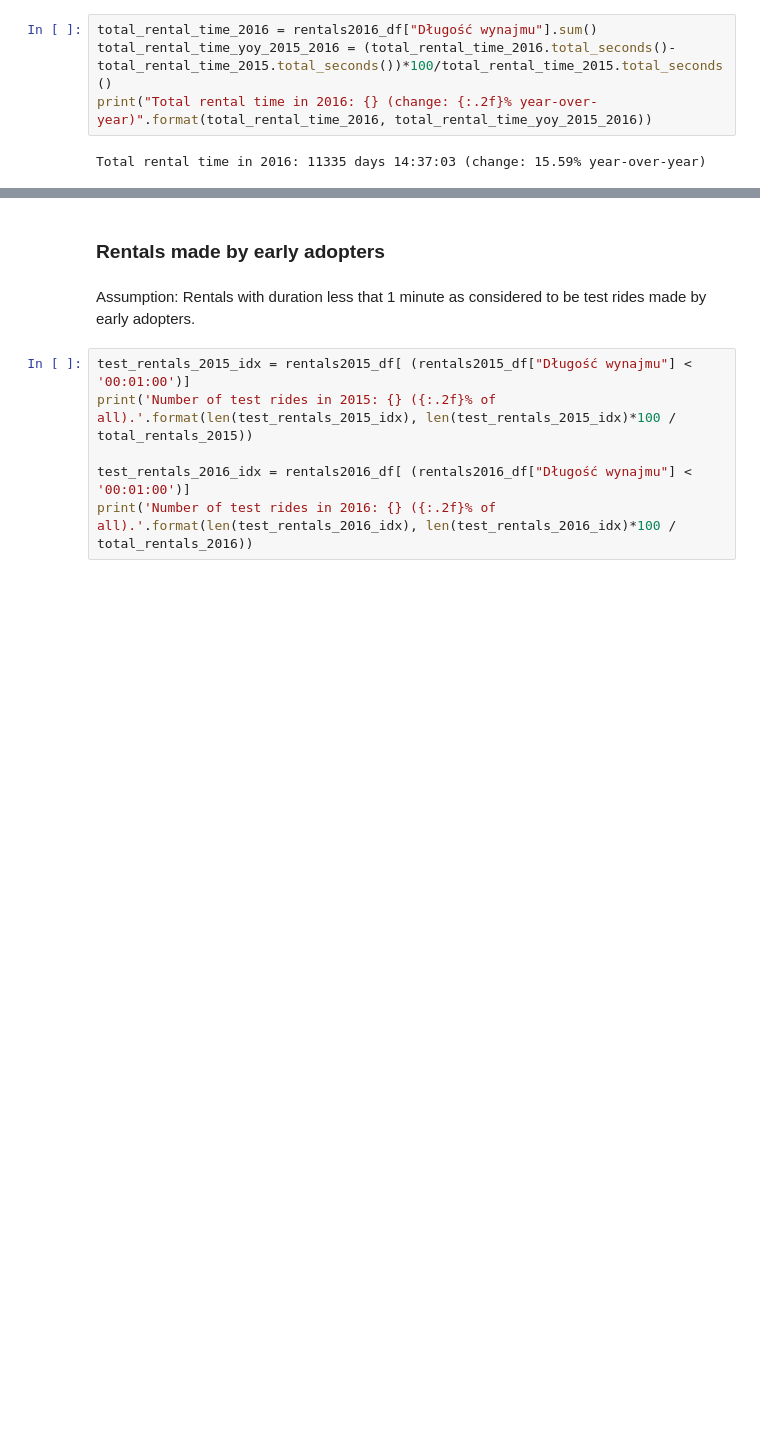
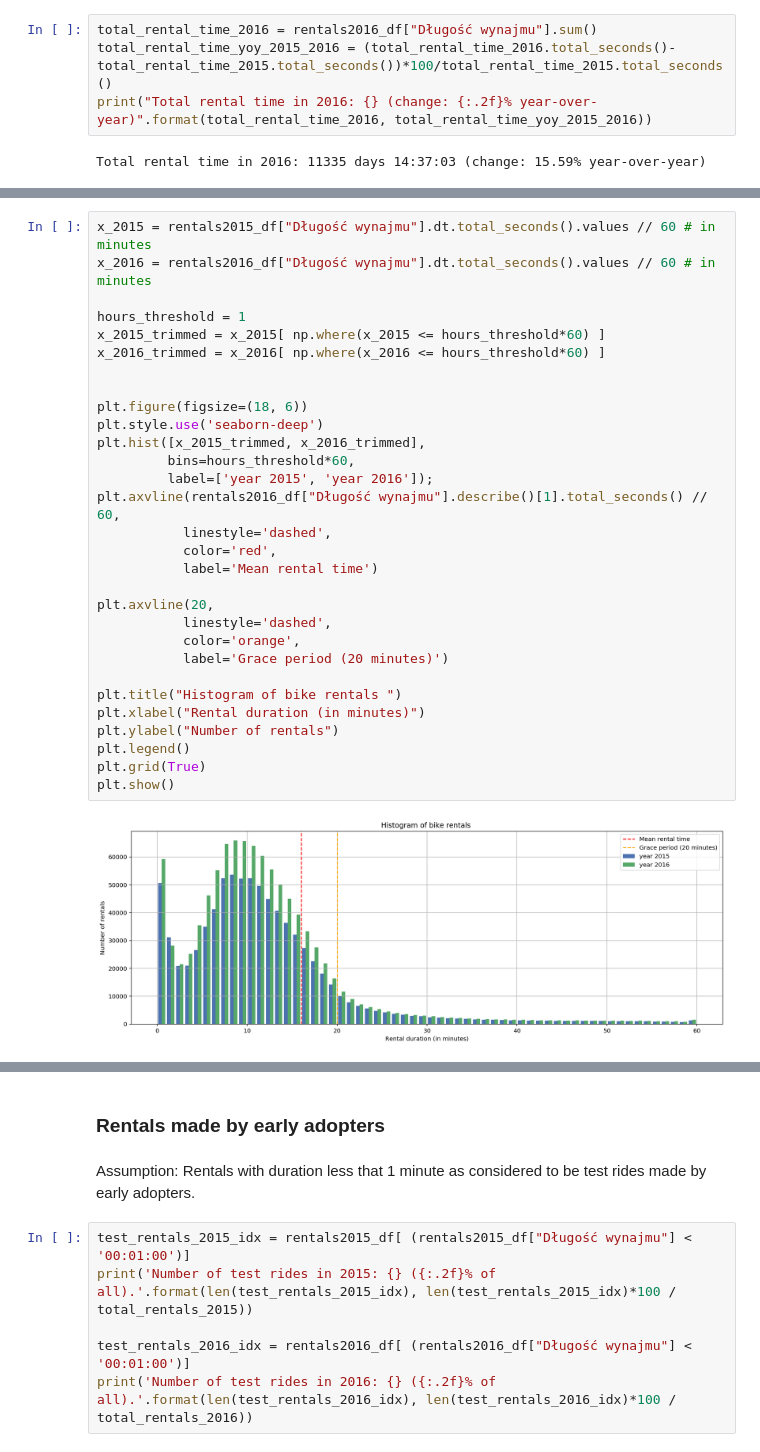
Before and after one commit to mariuszrokita/bike-sharing-demand, a Jupyter notebook: notebooks/wroclawski-rower-miejski/initial-data-exploration.ipynb, the cells around one changed output, grey strips where cells are left out. Drawn from its saved outputs; the diff is of its cells as text; blank space fills up the shorter version.

```diff
--- a/notebooks/wroclawski-rower-miejski/initial-data-exploration.ipynb
+++ b/notebooks/wroclawski-rower-miejski/initial-data-exploration.ipynb
@@ -284,0 +311,32 @@ Total rental time in 2016: 11335 days 14:37:03 (change: 15.59% year-over-year)
+# %%
+x_2015 = rentals2015_df["Długość wynajmu"].dt.total_seconds().values // 60 # in minutes
+x_2016 = rentals2016_df["Długość wynajmu"].dt.total_seconds().values // 60 # in minutes
+
+hours_threshold = 1
+x_2015_trimmed = x_2015[ np.where(x_2015 <= hours_threshold*60) ]
+x_2016_trimmed = x_2016[ np.where(x_2016 <= hours_threshold*60) ]
+
+
+plt.figure(figsize=(18, 6))
+plt.style.use('seaborn-deep')
+plt.hist([x_2015_trimmed, x_2016_trimmed],
+         bins=hours_threshold*60,
+         label=['year 2015', 'year 2016']);
+plt.axvline(rentals2016_df["Długość wynajmu"].describe()[1].total_seconds() // 60,
+           linestyle='dashed',
+           color='red',
+           label='Mean rental time')
+
+plt.axvline(20,
+           linestyle='dashed',
+           color='orange',
+           label='Grace period (20 minutes)')
+
+plt.title("Histogram of bike rentals ")
+plt.xlabel("Rental duration (in minutes)")
+plt.ylabel("Number of rentals")
+plt.legend()
+plt.grid(True)
+plt.show()
+# %% [output]
+[figure, added]
```
Also changed, not shown: parts of 10 cells of this notebook.
